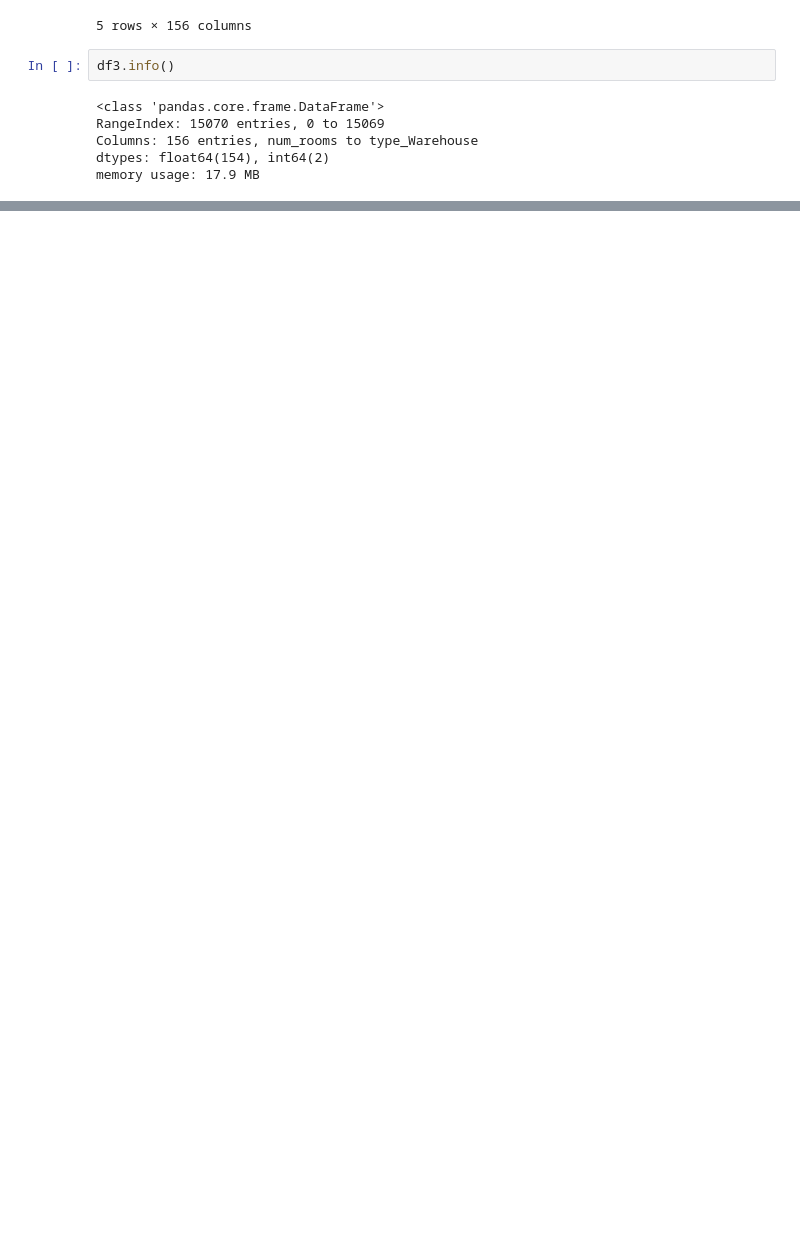
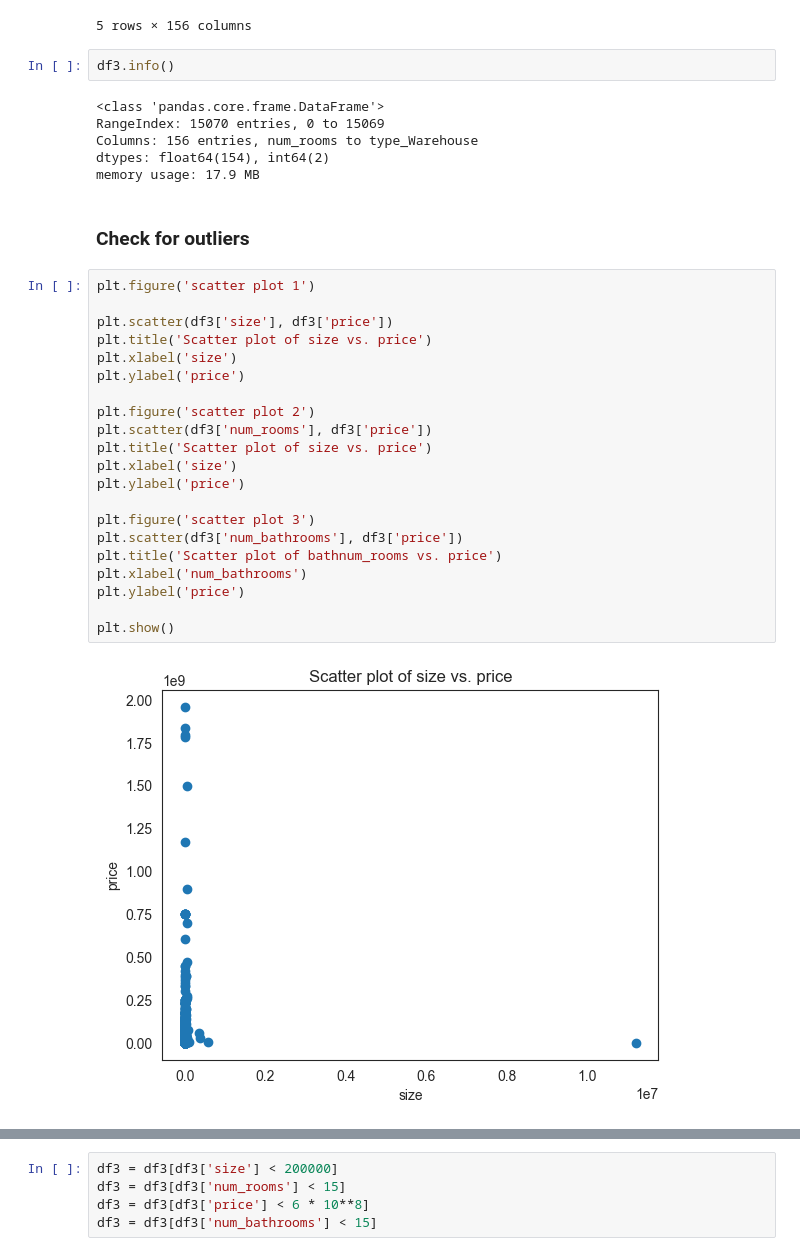
Before and after one commit to joefarah850/Capstone-Project, a Jupyter notebook: Preprocessing-Test/preprocessing.ipynb, the cells around one changed output, grey strips where cells are left out. Saved outputs shown, nothing was run; the diff lists cells and outputs as text; blank space fills up the shorter version.

```diff
--- a/Preprocessing-Test/preprocessing.ipynb
+++ b/Preprocessing-Test/preprocessing.ipynb
@@ -256,3 +243,28 @@ RangeIndex: 15070 entries, 0 to 15069
 Columns: 156 entries, num_rooms to type_Warehouse
 dtypes: float64(154), int64(2)
 memory usage: 17.9 MB
+# %% [markdown]
+### Check for outliers
+# %%
+plt.figure('scatter plot 1')
+
+plt.scatter(df3['size'], df3['price'])
+plt.title('Scatter plot of size vs. price')
+plt.xlabel('size')
+plt.ylabel('price')
+
+plt.figure('scatter plot 2')
+plt.scatter(df3['num_rooms'], df3['price'])
+plt.title('Scatter plot of size vs. price')
+plt.xlabel('size')
+plt.ylabel('price')
+
+plt.figure('scatter plot 3')
+plt.scatter(df3['num_bathrooms'], df3['price'])
+plt.title('Scatter plot of bathnum_rooms vs. price')
+plt.xlabel('num_bathrooms')
+plt.ylabel('price')
+
+plt.show()
+# %% [output]
+[figure, added]
@@ -258,0 +272,5 @@ memory usage: 17.9 MB
+# %%
+df3 = df3[df3['size'] < 200000]
+df3 = df3[df3['num_rooms'] < 15]
+df3 = df3[df3['price'] < 6 * 10**8]
+df3 = df3[df3['num_bathrooms'] < 15]
```
Also changed, not shown: parts of 7 cells of this notebook, 2 other files.
